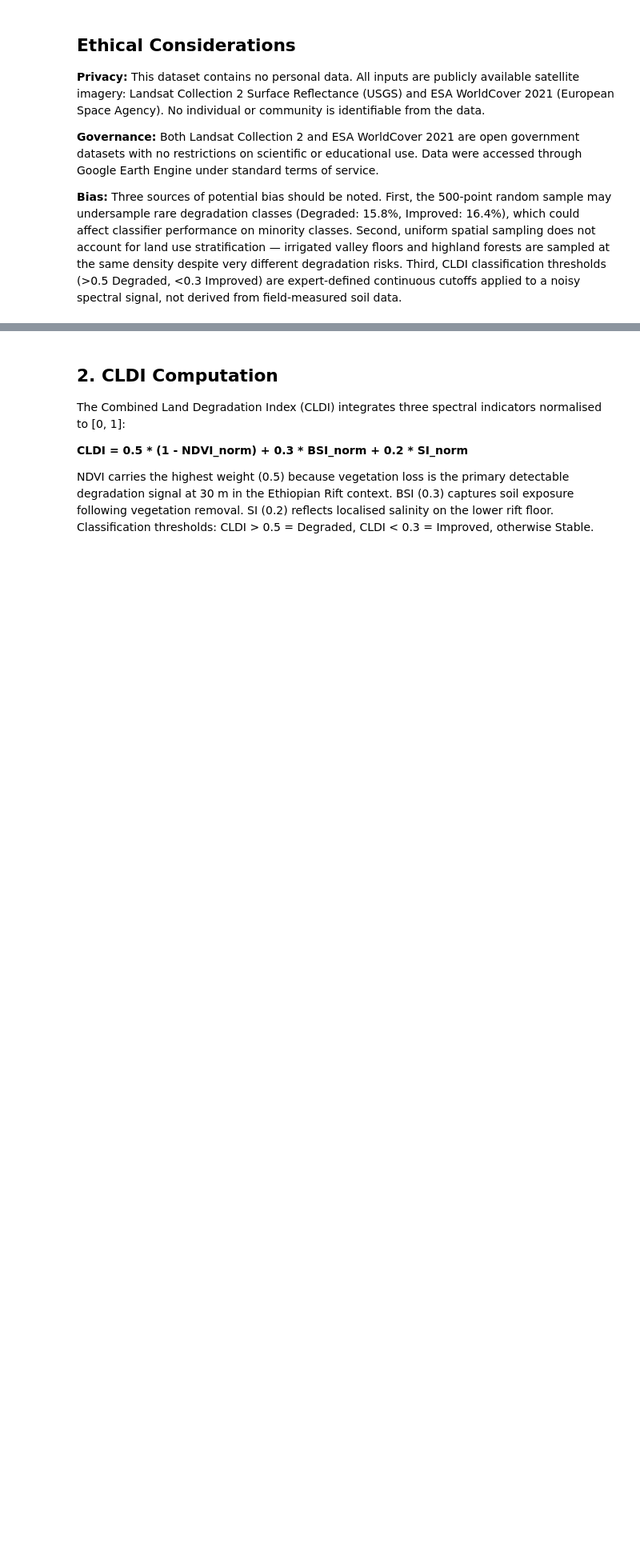
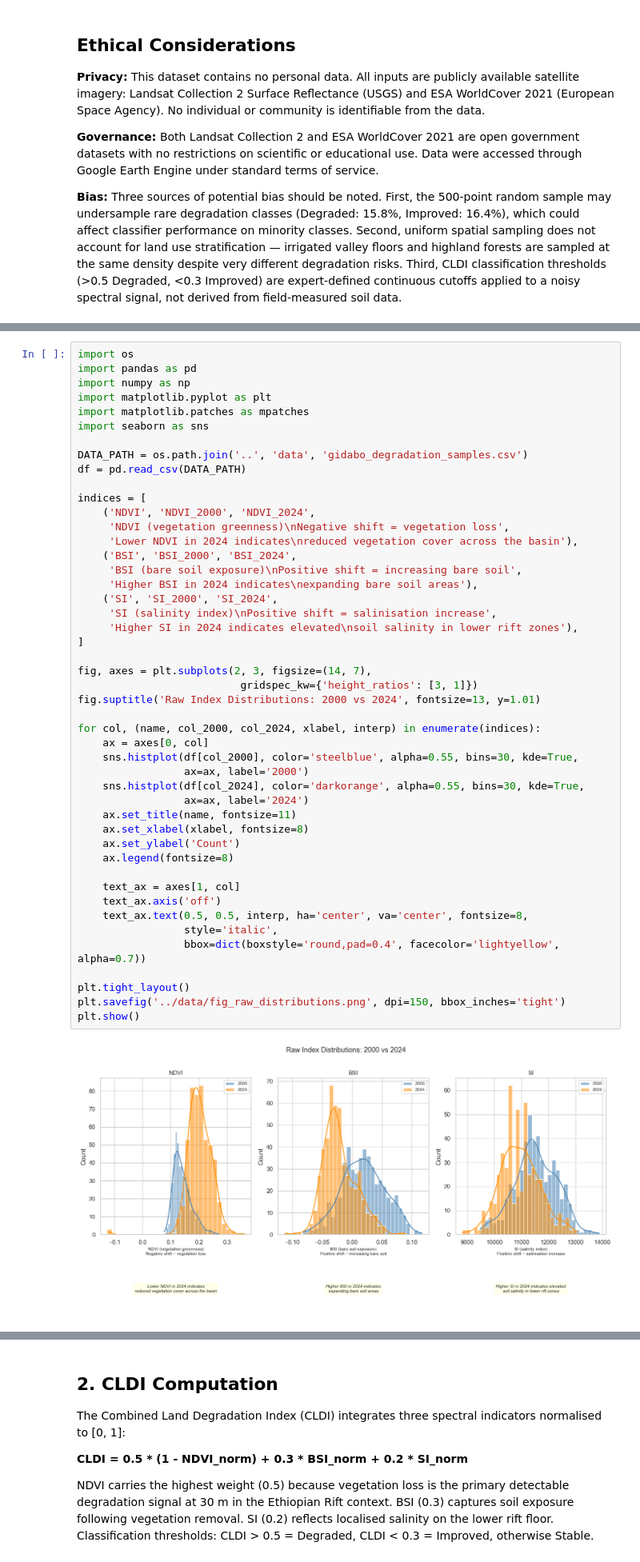
Before and after one commit to Israelzemedkun/gidabo-basin-cldi-analysis, a Jupyter notebook: notebooks/analysis.ipynb, the cells around one changed output, grey strips where cells are left out. Shown at 80% size. Saved outputs shown, nothing was run; the diff lists cells and outputs as text; blank space fills up the shorter version.

```diff
--- a/notebooks/analysis.ipynb
+++ b/notebooks/analysis.ipynb
@@ -121,0 +162,49 @@ Degradation Status Distribution:
+# %%
+import os
+import pandas as pd
+import numpy as np
+import matplotlib.pyplot as plt
+import matplotlib.patches as mpatches
+import seaborn as sns
+
+DATA_PATH = os.path.join('..', 'data', 'gidabo_degradation_samples.csv')
+df = pd.read_csv(DATA_PATH)
+
+indices = [
+    ('NDVI', 'NDVI_2000', 'NDVI_2024',
+     'NDVI (vegetation greenness)\nNegative shift = vegetation loss',
+     'Lower NDVI in 2024 indicates\nreduced vegetation cover across the basin'),
+    ('BSI', 'BSI_2000', 'BSI_2024',
+     'BSI (bare soil exposure)\nPositive shift = increasing bare soil',
+     'Higher BSI in 2024 indicates\nexpanding bare soil areas'),
+    ('SI', 'SI_2000', 'SI_2024',
+     'SI (salinity index)\nPositive shift = salinisation increase',
+     'Higher SI in 2024 indicates elevated\nsoil salinity in lower rift zones'),
+]
+
+fig, axes = plt.subplots(2, 3, figsize=(14, 7),
+                          gridspec_kw={'height_ratios': [3, 1]})
+fig.suptitle('Raw Index Distributions: 2000 vs 2024', fontsize=13, y=1.01)
+
+for col, (name, col_2000, col_2024, xlabel, interp) in enumerate(indices):
+    ax = axes[0, col]
+    sns.histplot(df[col_2000], color='steelblue', alpha=0.55, bins=30, kde=True,
+                 ax=ax, label='2000')
+    sns.histplot(df[col_2024], color='darkorange', alpha=0.55, bins=30, kde=True,
+                 ax=ax, label='2024')
+    ax.set_title(name, fontsize=11)
+    ax.set_xlabel(xlabel, fontsize=8)
+    ax.set_ylabel('Count')
+    ax.legend(fontsize=8)
+
+    text_ax = axes[1, col]
+    text_ax.axis('off')
+    text_ax.text(0.5, 0.5, interp, ha='center', va='center', fontsize=8,
+                 style='italic',
+                 bbox=dict(boxstyle='round,pad=0.4', facecolor='lightyellow', alpha=0.7))
+
+plt.tight_layout()
+plt.savefig('../data/fig_raw_distributions.png', dpi=150, bbox_inches='tight')
+plt.show()
+# %% [output]
+[figure, added]
```
Also changed, not shown: parts of 13 cells of this notebook, 5 other files.
